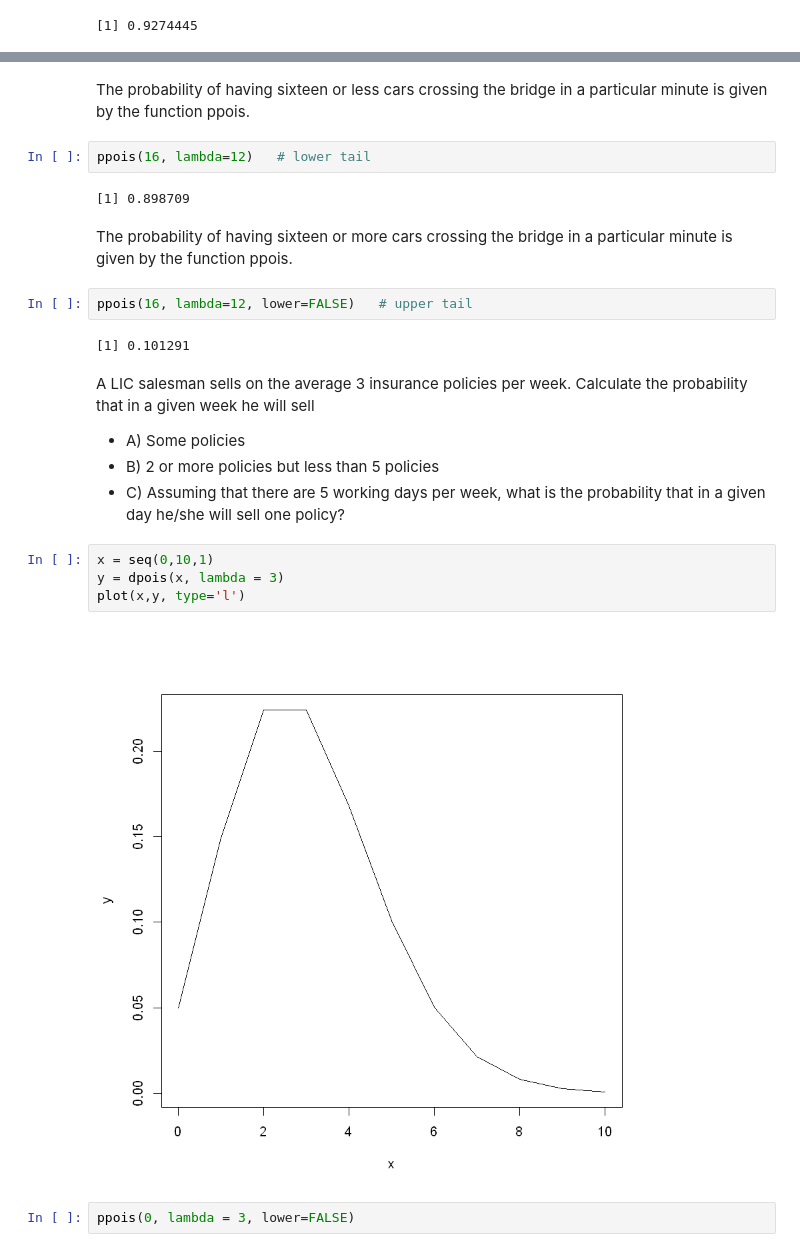
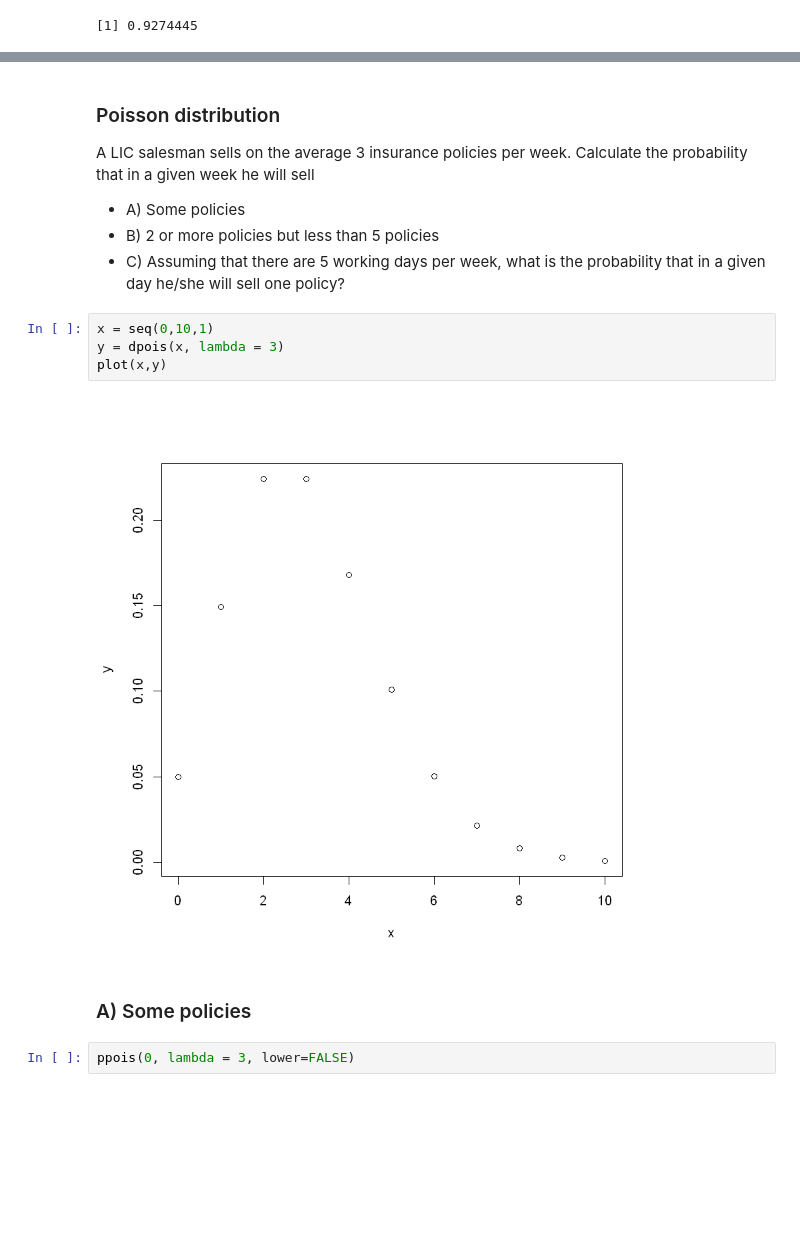
Before and after one commit to sandipto-sanyal/ampba, a Jupyter notebook: R/R sample codes.ipynb, the cells around one changed output, grey strips where cells are left out. Drawn from its saved outputs; the diff is of its cells as text; blank space fills up the shorter version.

```diff
--- a/R/R sample codes.ipynb
+++ b/R/R sample codes.ipynb
@@ -438,16 +491,5 @@ If there are twelve cars crossing a bridge per minute on average, find the proba
-# %% [markdown]
-The probability of having sixteen or less cars crossing the bridge in a particular minute is given by the function ppois.
-# %%
-ppois(16, lambda=12)   # lower tail
-# %% [output]
-[1] 0.898709
-# %% [markdown]
-The probability of having sixteen or more cars crossing the bridge in a particular minute is given by the function ppois.
-# %%
-ppois(16, lambda=12, lower=FALSE)   # upper tail
-# %% [output]
-[1] 0.101291
 # %% [markdown]
+### Poisson distribution
 A LIC salesman sells on the average 3 insurance
 policies per week. Calculate the probability that in a
 given week he will sell
@@ -458,9 +500,11 @@ sell one policy?
 # %%
 x = seq(0,10,1)
 y = dpois(x, lambda = 3)
-plot(x,y, type='l')
+plot(x,y)
 # %% [output]
-[figure, old version]
+[figure, new version]
+# %% [markdown]
+### A) Some policies
 # %%
 ppois(0, lambda = 3, lower=FALSE)
 # %% [output]
```
Also changed, not shown: parts of 34 cells of this notebook, 20 other files.
